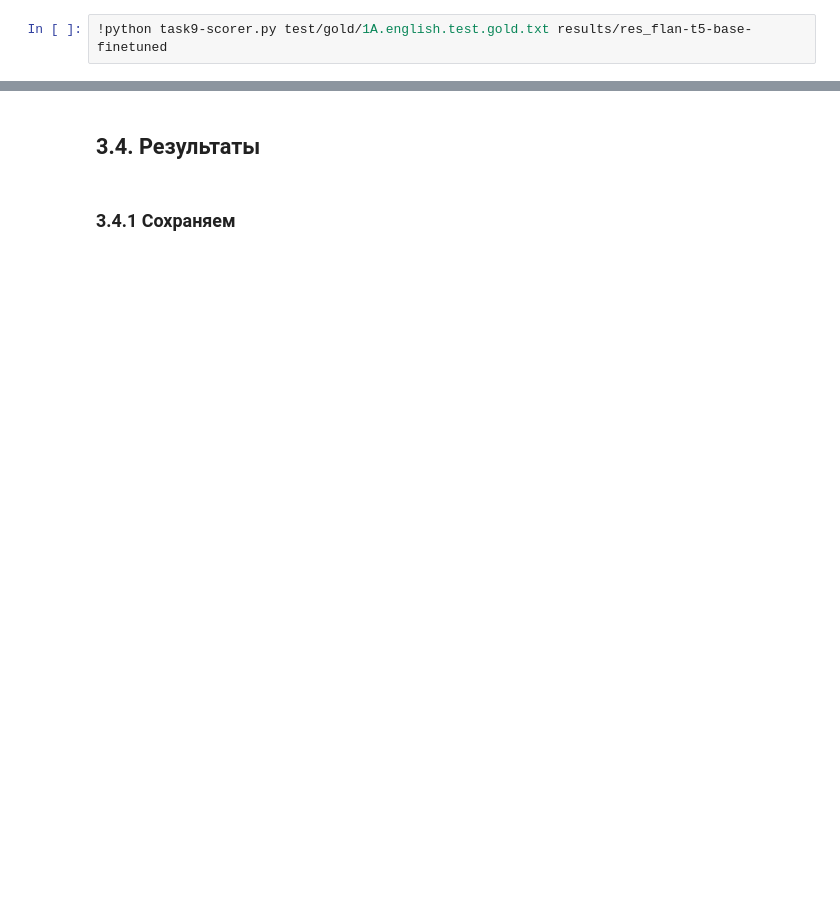
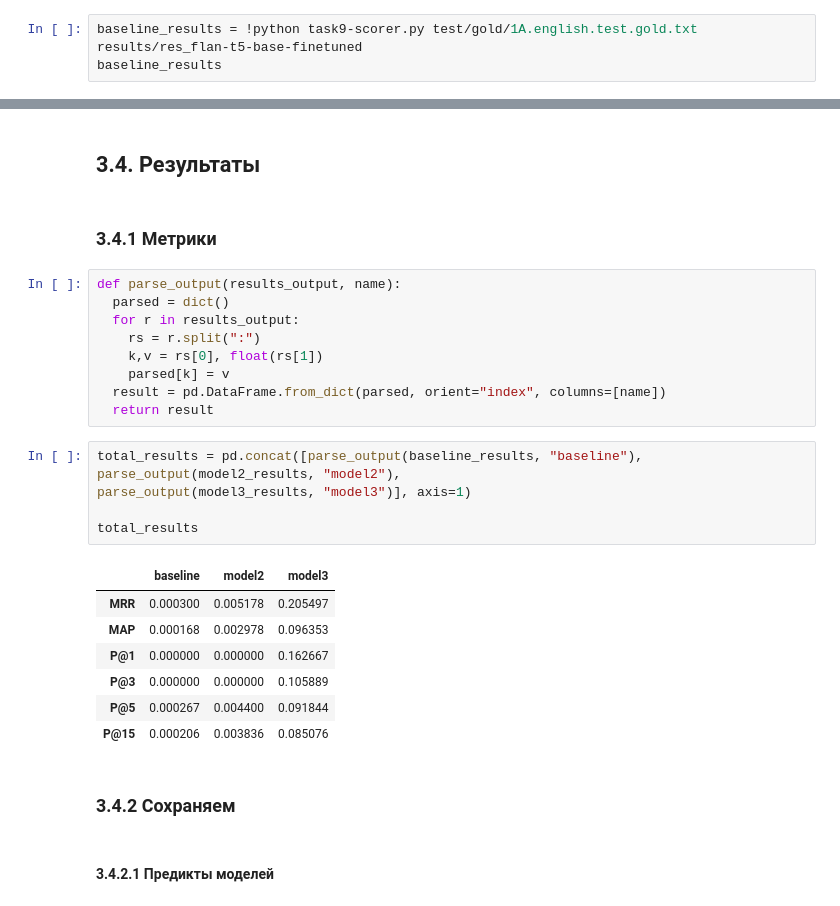
Before and after one commit to Falconwatch/llm_course, a Jupyter notebook: HW3/ДЗ3_done.ipynb, the cells around one changed output, grey strips where cells are left out. Saved outputs shown, nothing was run; the diff lists cells and outputs as text; blank space fills up the shorter version.

```diff
--- a/HW3/ДЗ3_done.ipynb
+++ b/HW3/ДЗ3_done.ipynb
@@ -235,5 +232,6 @@ with open("./results/res_"+baseline_model_name, "w", encoding='utf-8') as w:
 
         w.write('\t'.join(decoded)+'\n')
 # %%
-!python task9-scorer.py test/gold/1A.english.test.gold.txt results/res_flan-t5-base-finetuned
+baseline_results = !python task9-scorer.py test/gold/1A.english.test.gold.txt results/res_flan-t5-base-finetuned
+baseline_results
 # %% [output]
@@ -388,7 +379,34 @@ P@15: 0.13938379398379366
 # %% [markdown]
 ## 3.4. Результаты
 # %% [markdown]
-### 3.4.1 Сохраняем
+### 3.4.1 Метрики
+# %%
+def parse_output(results_output, name):
+  parsed = dict()
+  for r in results_output:
+    rs = r.split(":")
+    k,v = rs[0], float(rs[1])
+    parsed[k] = v
+  result = pd.DataFrame.from_dict(parsed, orient="index", columns=[name])
+  return result
+# %%
+total_results = pd.concat([parse_output(baseline_results, "baseline"),
+parse_output(model2_results, "model2"),
+parse_output(model3_results, "model3")], axis=1)
+
+total_results
+# %% [output]
+|  | baseline | model2 | model3 |
+| MRR | 0.000300 | 0.005178 | 0.205497 |
+| MAP | 0.000168 | 0.002978 | 0.096353 |
+| P@1 | 0.000000 | 0.000000 | 0.162667 |
+| P@3 | 0.000000 | 0.000000 | 0.105889 |
+| P@5 | 0.000267 | 0.004400 | 0.091844 |
+| P@15 | 0.000206 | 0.003836 | 0.085076 |
+# %% [markdown]
+### 3.4.2 Сохраняем
+# %% [markdown]
+#### 3.4.2.1 Предикты моделей
 # %%
 results_folder_name = "results_"+str(EPOCHS)
 results_zip_name = results_folder_name + ".zip"
```
Also changed, not shown: parts of 18 cells of this notebook.
